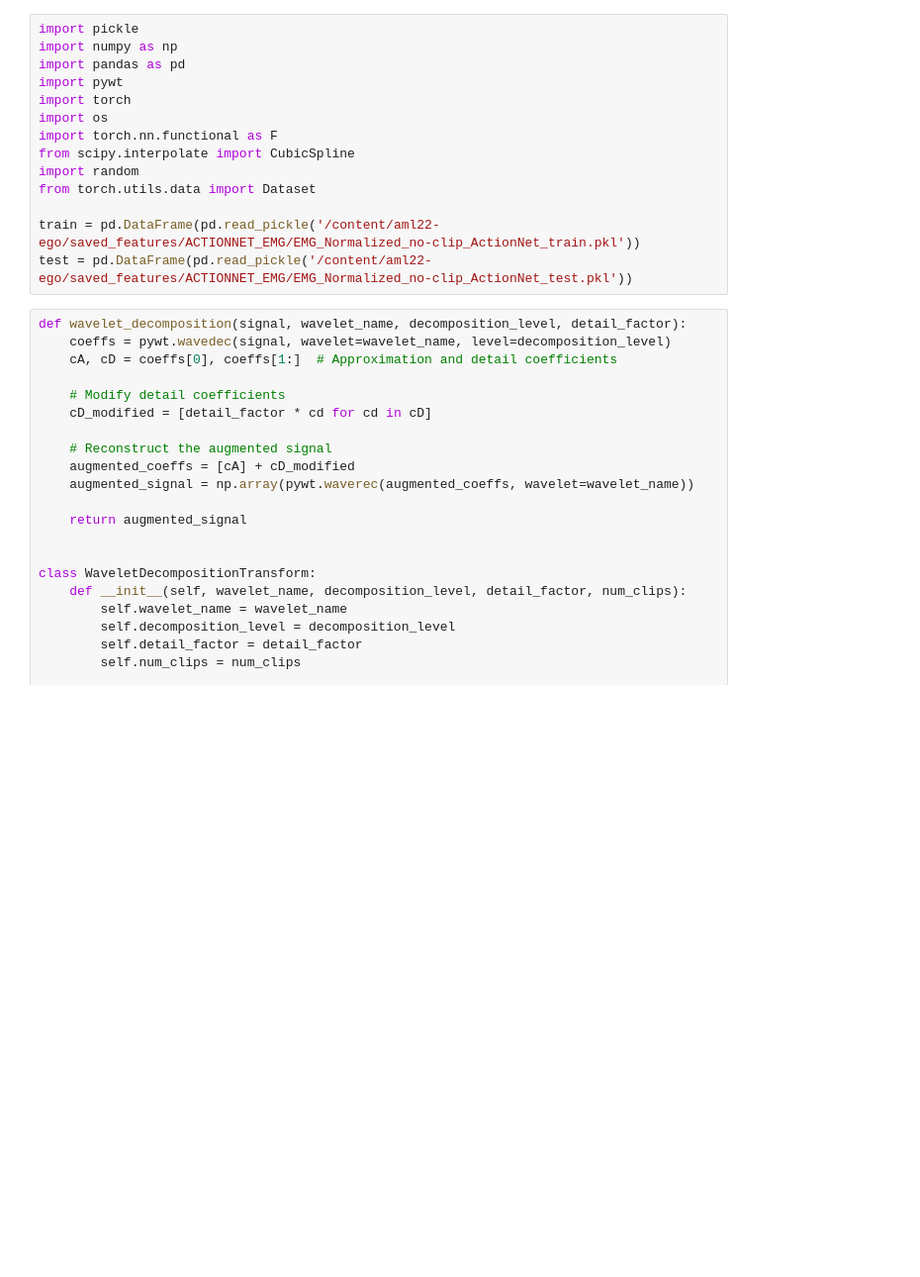
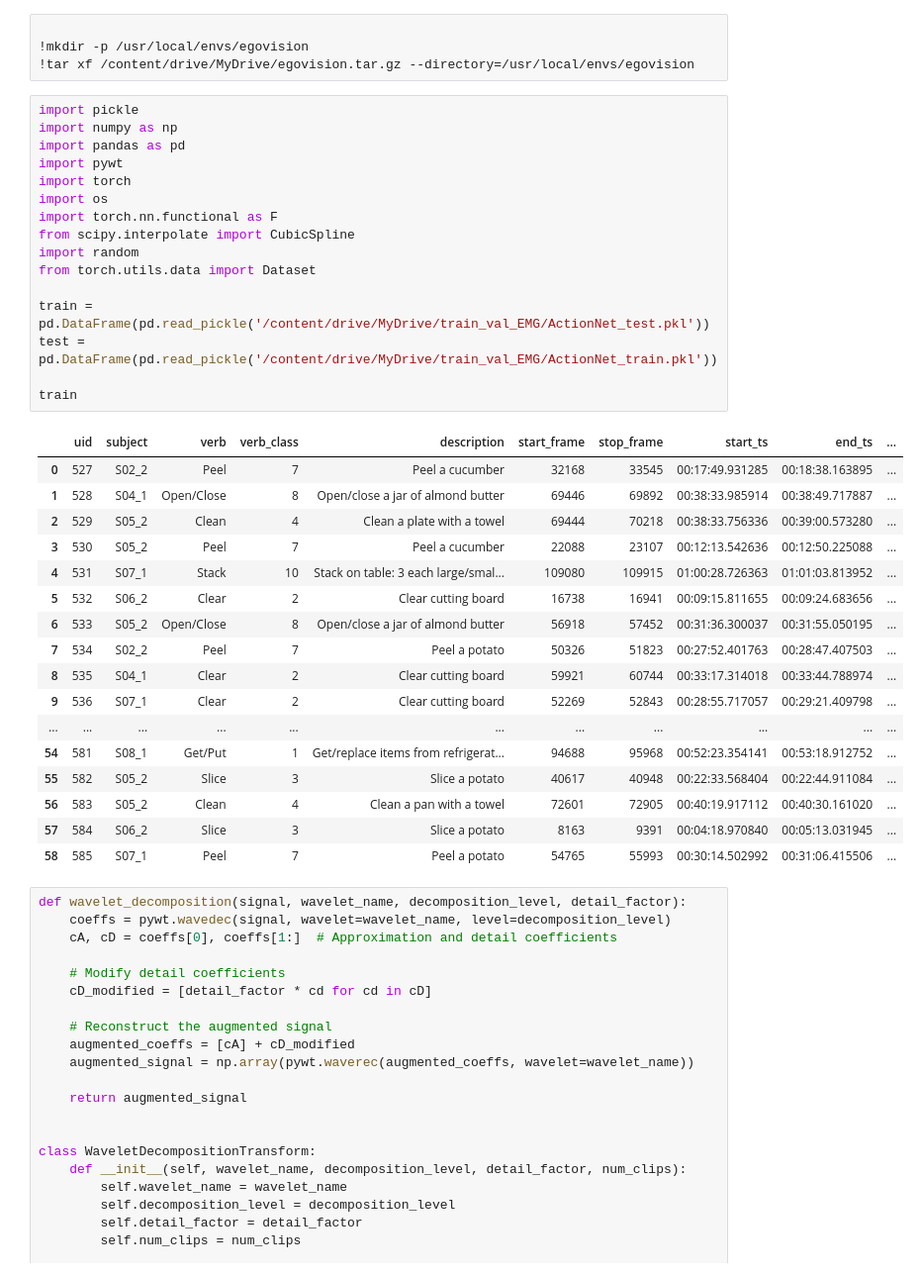
Before and after one commit to gabbiurlaro/aml22-ego, a Jupyter notebook: augment_datset.ipynb, the cells around one changed output. Shown at 99% size. Cells and saved outputs as stored; diff of their text form; blank space fills up the shorter version.

```diff
--- a/augment_datset.ipynb
+++ b/augment_datset.ipynb
@@ -1,17 +37,41 @@
+# %%
+
+!mkdir -p /usr/local/envs/egovision
+!tar xf /content/drive/MyDrive/egovision.tar.gz --directory=/usr/local/envs/egovision
 # %%
 import pickle
 import numpy as np
 import pandas as pd
 import pywt
 import torch
 import os
 import torch.nn.functional as F
 from scipy.interpolate import CubicSpline
 import random
 from torch.utils.data import Dataset
 
-train = pd.DataFrame(pd.read_pickle('/content/aml22-ego/saved_features/ACTIONNET_EMG/EMG_Normalized_no-clip_ActionNet_train.pkl'))
-test = pd.DataFrame(pd.read_pickle('/content/aml22-ego/saved_features/ACTIONNET_EMG/EMG_Normalized_no-clip_ActionNet_test.pkl'))
+train = pd.DataFrame(pd.read_pickle('/content/drive/MyDrive/train_val_EMG/ActionNet_test.pkl'))
+test = pd.DataFrame(pd.read_pickle('/content/drive/MyDrive/train_val_EMG/ActionNet_train.pkl'))
+
+train
+# %% [output]
+|  | uid | subject | verb | verb_class | description | start_frame | stop_frame | start_ts | end_ts | ... |
+| 0 | 527 | S02_2 | Peel | 7 | Peel a cucumber | 32168 | 33545 | 00:17:49.931285 | 00:18:38.163895 | ... |
+| 1 | 528 | S04_1 | Open/Close | 8 | Open/close a jar of almond butter | 69446 | 69892 | 00:38:33.985914 | 00:38:49.717887 | ... |
+| 2 | 529 | S05_2 | Clean | 4 | Clean a plate with a towel | 69444 | 70218 | 00:38:33.756336 | 00:39:00.573280 | ... |
+| 3 | 530 | S05_2 | Peel | 7 | Peel a cucumber | 22088 | 23107 | 00:12:13.542636 | 00:12:50.225088 | ... |
+| 4 | 531 | S07_1 | Stack | 10 | Stack on table: 3 each large/smal... | 109080 | 109915 | 01:00:28.726363 | 01:01:03.813952 | ... |
+| 5 | 532 | S06_2 | Clear | 2 | Clear cutting board | 16738 | 16941 | 00:09:15.811655 | 00:09:24.683656 | ... |
+| 6 | 533 | S05_2 | Open/Close | 8 | Open/close a jar of almond butter | 56918 | 57452 | 00:31:36.300037 | 00:31:55.050195 | ... |
+| 7 | 534 | S02_2 | Peel | 7 | Peel a potato | 50326 | 51823 | 00:27:52.401763 | 00:28:47.407503 | ... |
+| 8 | 535 | S04_1 | Clear | 2 | Clear cutting board | 59921 | 60744 | 00:33:17.314018 | 00:33:44.788974 | ... |
+| 9 | 536 | S07_1 | Clear | 2 | Clear cutting board | 52269 | 52843 | 00:28:55.717057 | 00:29:21.409798 | ... |
+| ... | ... | ... | ... | ... | ... | ... | ... | ... | ... | ... |
+| 54 | 581 | S08_1 | Get/Put | 1 | Get/replace items from refrigerat... | 94688 | 95968 | 00:52:23.354141 | 00:53:18.912752 | ... |
+| 55 | 582 | S05_2 | Slice | 3 | Slice a potato | 40617 | 40948 | 00:22:33.568404 | 00:22:44.911084 | ... |
+| 56 | 583 | S05_2 | Clean | 4 | Clean a pan with a towel | 72601 | 72905 | 00:40:19.917112 | 00:40:30.161020 | ... |
+| 57 | 584 | S06_2 | Slice | 3 | Slice a potato | 8163 | 9391 | 00:04:18.970840 | 00:05:13.031945 | ... |
+| 58 | 585 | S07_1 | Peel | 7 | Peel a potato | 54765 | 55993 | 00:30:14.502992 | 00:31:06.415506 | ... |
 # %%
 def wavelet_decomposition(signal, wavelet_name, decomposition_level, detail_factor):
     coeffs = pywt.wavedec(signal, wavelet=wavelet_name, level=decomposition_level)
```
Also changed, not shown: parts of 3 cells of this notebook.
